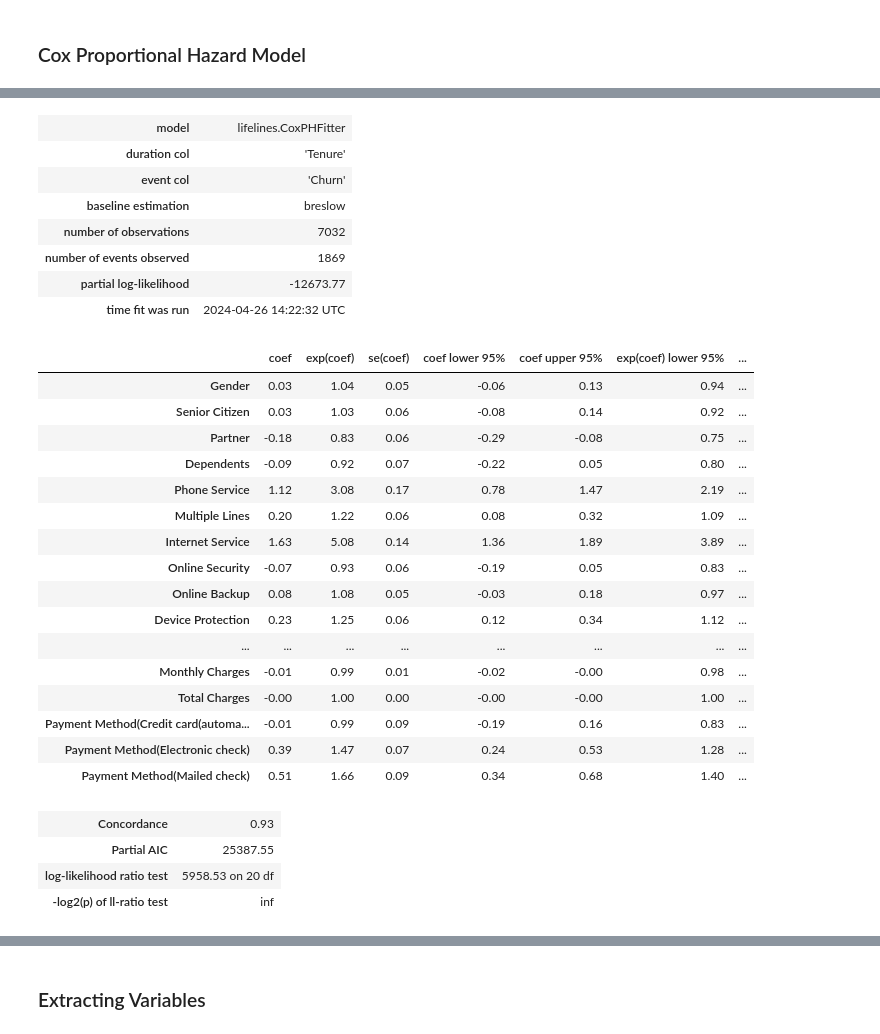
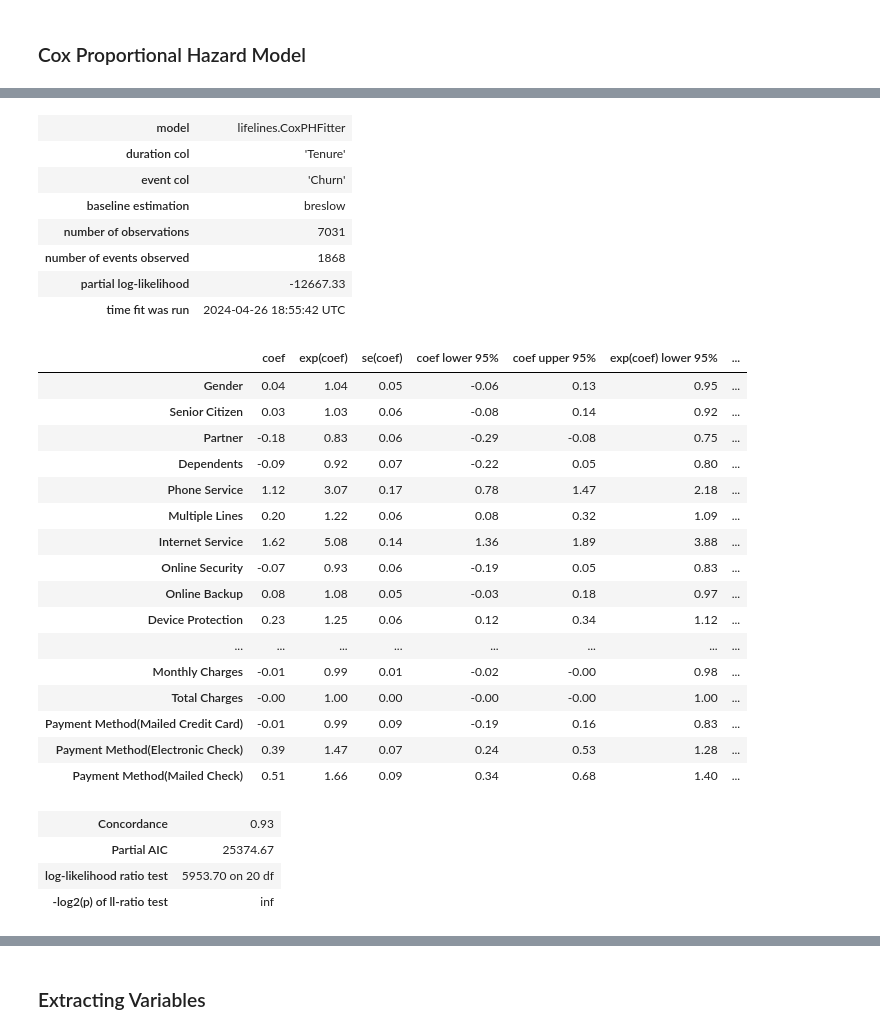
Before and after one commit to itssingh14/customer_churn_prediction, a Jupyter notebook: codes/Main.ipynb, the cells around one changed output, grey strips where cells are left out. Cells and saved outputs as stored; diff of their text form; code cells hidden in the pictures.

```diff
--- a/codes/notebook.ipynb
+++ b/codes/Main.ipynb
@@ -246,0 +385,3 @@ dataset['Gender'] = dataset['Gender'].map(ordinal_map_5)
+# %%
+dataset_churned = dataset[dataset["Churn"] == 1]
+dataset_churned.head()
@@ -246,0 +398,3 @@ dataset['Gender'] = dataset['Gender'].map(ordinal_map_5)
+# %%
+test = dataset_churned.sample(1)
+test
@@ -246,0 +405,3 @@ dataset['Gender'] = dataset['Gender'].map(ordinal_map_5)
+# %%
+dataset = dataset.drop(test.index)
+dataset.shape
@@ -301,0 +490,5 @@ plt.show()
+# %%
+#putting all new customers to target for survival analysis
+target = dataset[dataset[value_na[0]].isnull()]
+target.head()
+dataset.dropna(inplace=True)
@@ -302,34 +499,35 @@ plt.show()
 # %%
+#implementing and fitting cox model
 cph = CoxPHFitter()
-cph.fit(dataset, 'Tenure', 'Churn')
+cph.fit(dataset, duration_col='Tenure', event_col='Churn')
 cph.print_summary()
 # %% [output]
 | model | lifelines.CoxPHFitter |
 | duration col | 'Tenure' |
 | event col | 'Churn' |
 | baseline estimation | breslow |
-| number of observations | 7032 |
-| number of events observed | 1869 |
-| partial log-likelihood | -12673.77 |
-| time fit was run | 2024-04-26 14:22:32 UTC |
+| number of observations | 7031 |
+| number of events observed | 1868 |
+| partial log-likelihood | -12667.33 |
+| time fit was run | 2024-04-26 18:55:42 UTC |
 |  | coef | exp(coef) | se(coef) | coef lower 95% | coef upper 95% | exp(coef) lower 95% | ... |
-| Gender | 0.03 | 1.04 | 0.05 | -0.06 | 0.13 | 0.94 | ... |
+| Gender | 0.04 | 1.04 | 0.05 | -0.06 | 0.13 | 0.95 | ... |
 | Senior Citizen | 0.03 | 1.03 | 0.06 | -0.08 | 0.14 | 0.92 | ... |
 | Partner | -0.18 | 0.83 | 0.06 | -0.29 | -0.08 | 0.75 | ... |
 | Dependents | -0.09 | 0.92 | 0.07 | -0.22 | 0.05 | 0.80 | ... |
-| Phone Service | 1.12 | 3.08 | 0.17 | 0.78 | 1.47 | 2.19 | ... |
+| Phone Service | 1.12 | 3.07 | 0.17 | 0.78 | 1.47 | 2.18 | ... |
 | Multiple Lines | 0.20 | 1.22 | 0.06 | 0.08 | 0.32 | 1.09 | ... |
-| Internet Service | 1.63 | 5.08 | 0.14 | 1.36 | 1.89 | 3.89 | ... |
+| Internet Service | 1.62 | 5.08 | 0.14 | 1.36 | 1.89 | 3.88 | ... |
 | Online Security | -0.07 | 0.93 | 0.06 | -0.19 | 0.05 | 0.83 | ... |
 | Online Backup | 0.08 | 1.08 | 0.05 | -0.03 | 0.18 | 0.97 | ... |
 | Device Protection | 0.23 | 1.25 | 0.06 | 0.12 | 0.34 | 1.12 | ... |
 | ... | ... | ... | ... | ... | ... | ... | ... |
 | Monthly Charges | -0.01 | 0.99 | 0.01 | -0.02 | -0.00 | 0.98 | ... |
 | Total Charges | -0.00 | 1.00 | 0.00 | -0.00 | -0.00 | 1.00 | ... |
-| Payment Method(Credit card(automa... | -0.01 | 0.99 | 0.09 | -0.19 | 0.16 | 0.83 | ... |
-| Payment Method(Electronic check) | 0.39 | 1.47 | 0.07 | 0.24 | 0.53 | 1.28 | ... |
-| Payment Method(Mailed check) | 0.51 | 1.66 | 0.09 | 0.34 | 0.68 | 1.40 | ... |
+| Payment Method(Mailed Credit Card) | -0.01 | 0.99 | 0.09 | -0.19 | 0.16 | 0.83 | ... |
+| Payment Method(Electronic Check) | 0.39 | 1.47 | 0.07 | 0.24 | 0.53 | 1.28 | ... |
+| Payment Method(Mailed Check) | 0.51 | 1.66 | 0.09 | 0.34 | 0.68 | 1.40 | ... |
 | Concordance | 0.93 |
-| Partial AIC | 25387.55 |
-| log-likelihood ratio test | 5958.53 on 20 df |
+| Partial AIC | 25374.67 |
+| log-likelihood ratio test | 5953.70 on 20 df |
 | -log2(p) of ll-ratio test | inf |
```
Also changed, not shown: parts of 96 cells of this notebook, 9 other files.
